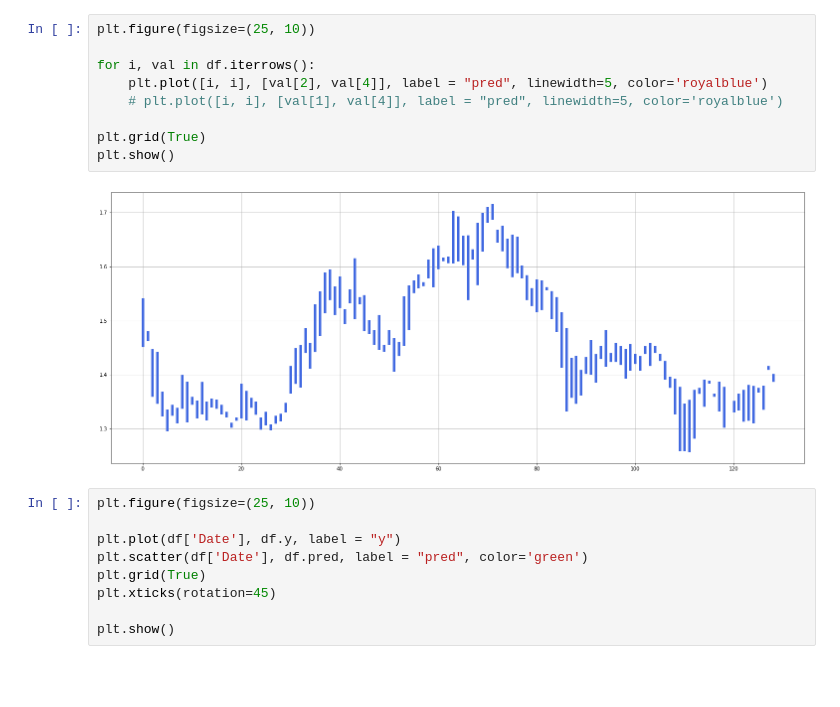
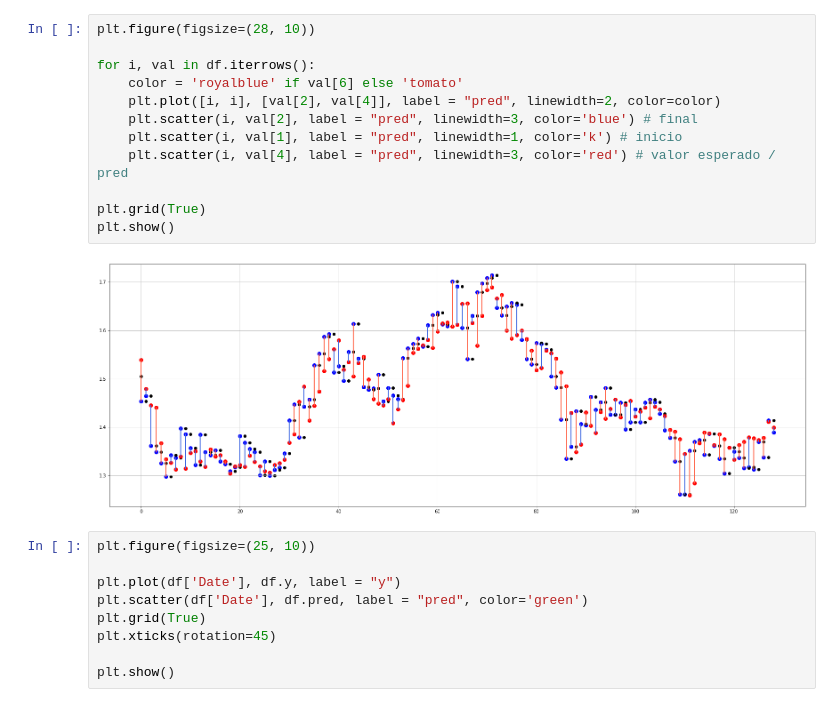
Before and after one commit to GustavoFortti/Studies-Price-Prediction-v6, a Jupyter notebook: notebooks/pred.ipynb, the cells around one changed output. Cells and saved outputs as stored; diff of their text form; blank space fills up the shorter version.

```diff
--- a/notebooks/pred.ipynb
+++ b/notebooks/pred.ipynb
@@ -14,14 +73,17 @@ df = pd.read_csv("pred_1.csv")
 # %%
-plt.figure(figsize=(25, 10))
+plt.figure(figsize=(28, 10))
 
 for i, val in df.iterrows():
-    plt.plot([i, i], [val[2], val[4]], label = "pred", linewidth=5, color='royalblue')
-    # plt.plot([i, i], [val[1], val[4]], label = "pred", linewidth=5, color='royalblue')
+    color = 'royalblue' if val[6] else 'tomato'
+    plt.plot([i, i], [val[2], val[4]], label = "pred", linewidth=2, color=color)
+    plt.scatter(i, val[2], label = "pred", linewidth=3, color='blue') # final
+    plt.scatter(i, val[1], label = "pred", linewidth=1, color='k') # inicio
+    plt.scatter(i, val[4], label = "pred", linewidth=3, color='red') # valor esperado / pred
 
 plt.grid(True)
 plt.show()
 # %% [output]
-[figure, old version]
+[figure, new version]
 # %%
 plt.figure(figsize=(25, 10))
 
```
Also changed, not shown: parts of 2 cells of this notebook, 1 other file.
